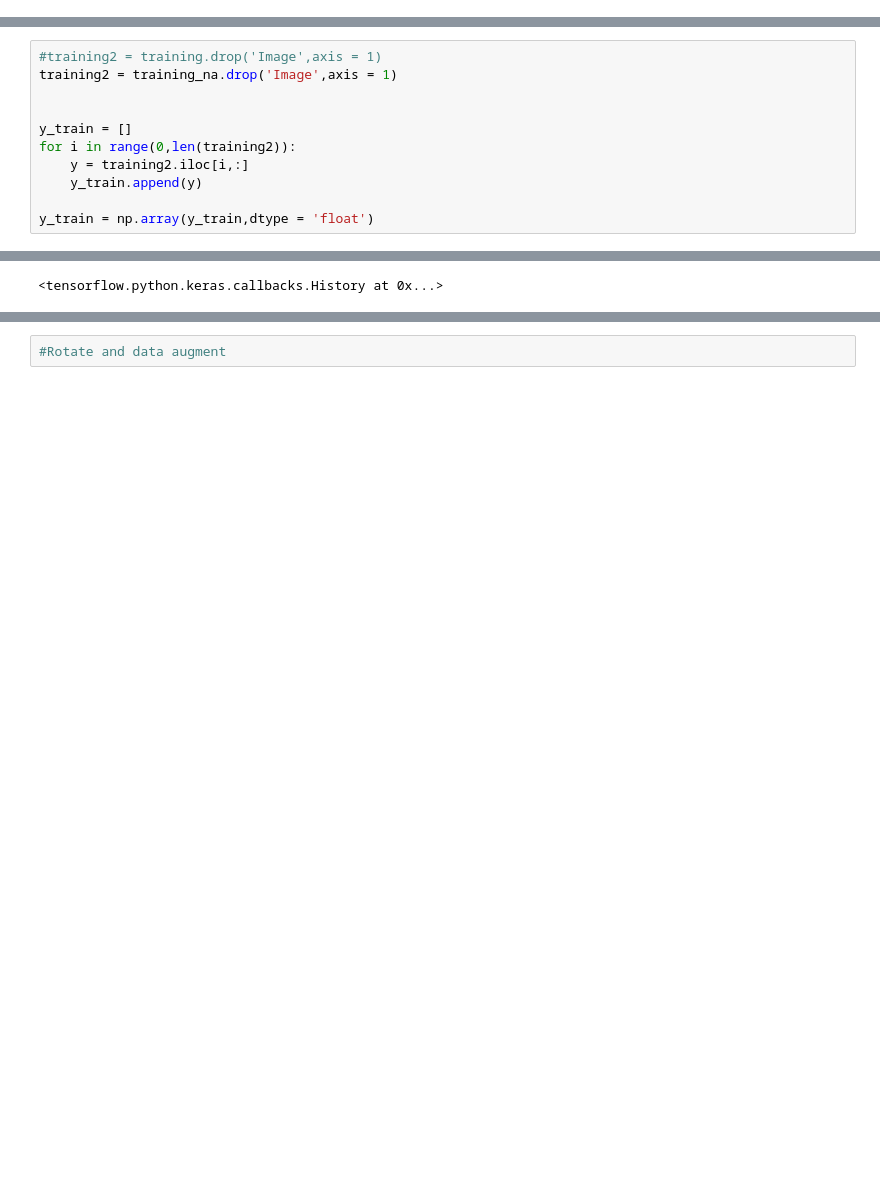
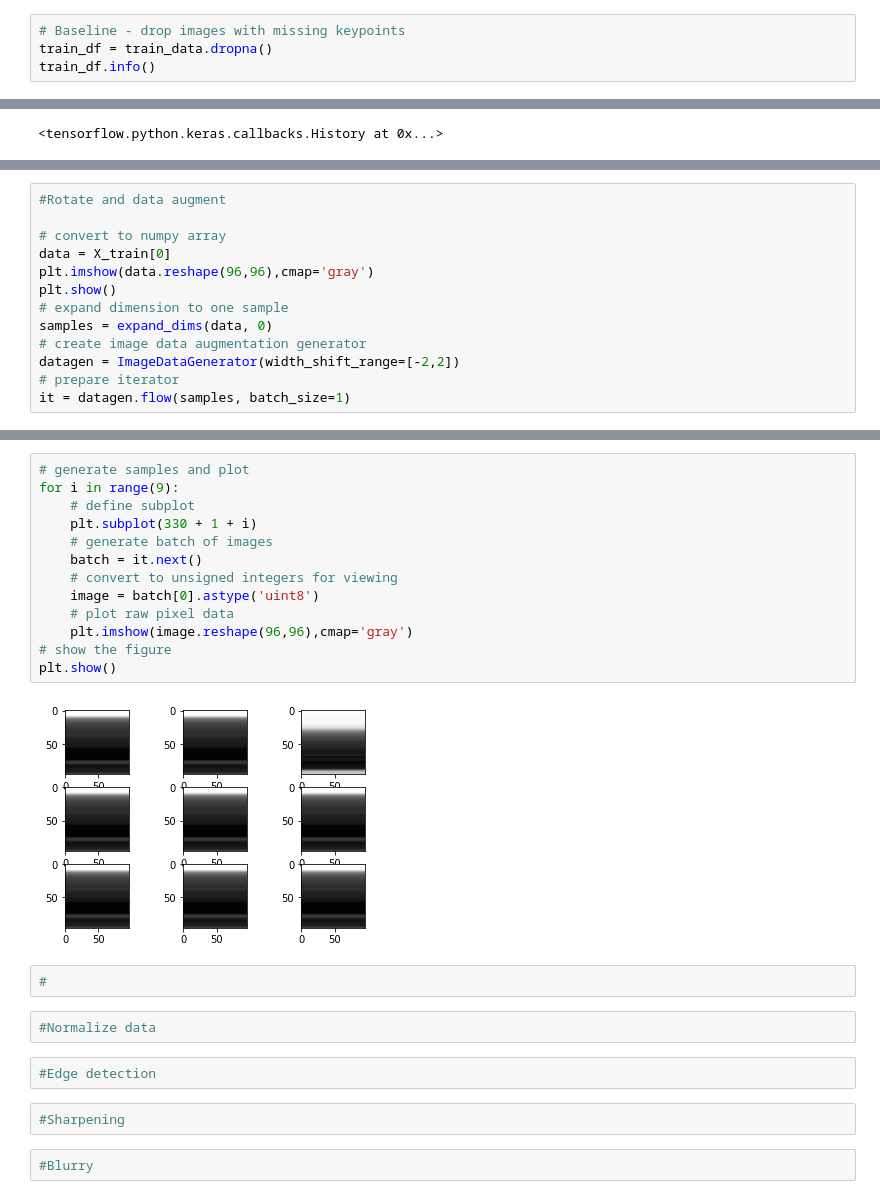
Before and after one commit to jorgeah92/Facial_Keypoints_Detection, a Jupyter notebook: pr_facial_eda_baseline_cnn.ipynb, the cells around one changed output, grey strips where cells are left out. Saved outputs shown, nothing was run; the diff lists cells and outputs as text; blank space fills up the shorter version.

```diff
--- a/pr_facial_eda_baseline_cnn.ipynb
+++ b/pr_facial_eda_baseline_cnn.ipynb
@@ -167,0 +70,4 @@ show_images(train_data, idxs)
+# %%
+# Baseline - drop images with missing keypoints
+train_df = train_data.dropna()
+train_df.info()
@@ -186,12 +116 @@ plt.show()
 [figure]
-# %%
-#training2 = training.drop('Image',axis = 1)
-training2 = training_na.drop('Image',axis = 1)
-
-
-y_train = []
-for i in range(0,len(training2)):
-    y = training2.iloc[i,:]
-    y_train.append(y)
-
-y_train = np.array(y_train,dtype = 'float')
@@ -310,0 +254,13 @@ Epoch 50/50
+# %%
+#Rotate and data augment
+
+# convert to numpy array
+data = X_train[0]
+plt.imshow(data.reshape(96,96),cmap='gray')
+plt.show()
+# expand dimension to one sample
+samples = expand_dims(data, 0)
+# create image data augmentation generator
+datagen = ImageDataGenerator(width_shift_range=[-2,2])
+# prepare iterator
+it = datagen.flow(samples, batch_size=1)
@@ -311,2 +269,25 @@ Epoch 50/50
+# %%
+# generate samples and plot
+for i in range(9):
+    # define subplot
+    plt.subplot(330 + 1 + i)
+    # generate batch of images
+    batch = it.next()
+    # convert to unsigned integers for viewing
+    image = batch[0].astype('uint8')
+    # plot raw pixel data
+    plt.imshow(image.reshape(96,96),cmap='gray')
+# show the figure
+plt.show()
+# %% [output]
+[figure, added]
+# %%
+#
 # %%
-#Rotate and data augment
+#Normalize data
+# %%
+#Edge detection
+# %%
+#Sharpening
+# %%
+#Blurry
```
Also changed, not shown: parts of 20 cells of this notebook.
